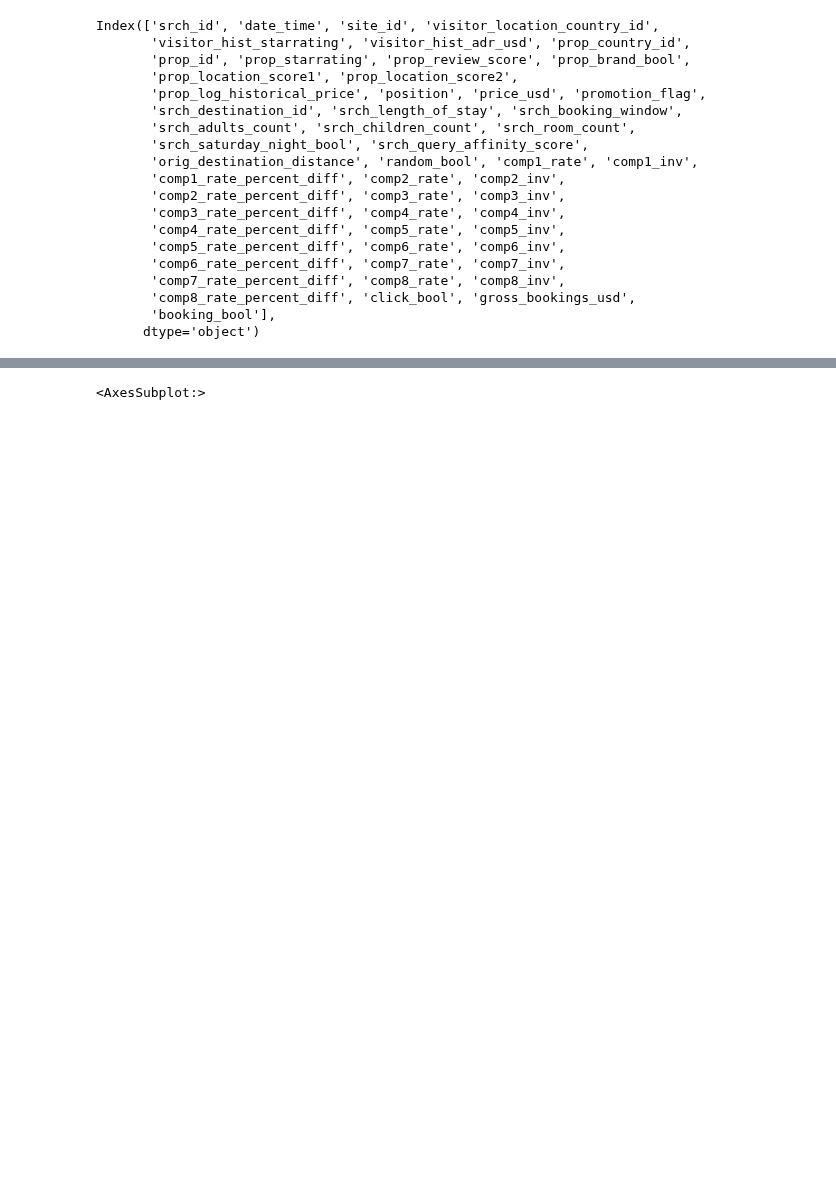
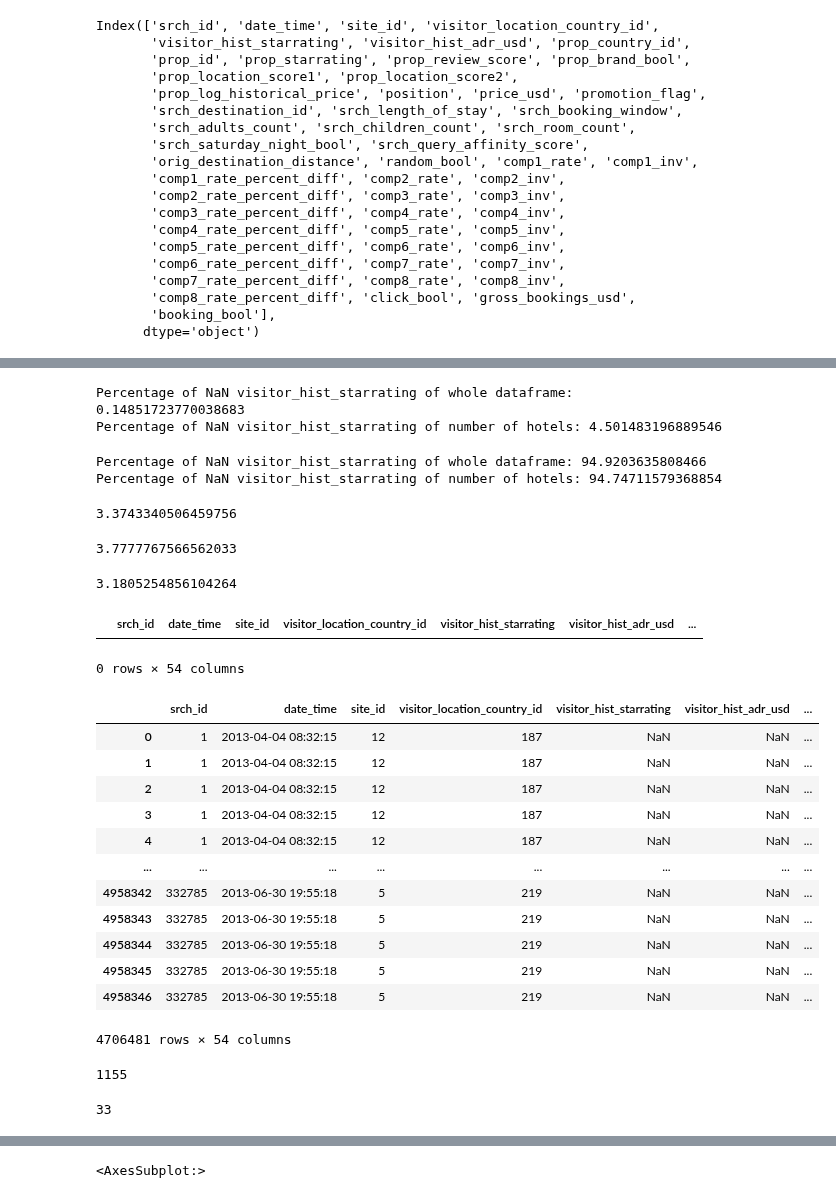
Before and after one commit to QST23/course_dmt, a Jupyter notebook: ass2/EDA_noah.ipynb, the cells around one changed output, grey strips where cells are left out. Drawn from its saved outputs; the diff is of its cells as text; code cells hidden in the pictures; blank space fills up the shorter version.

```diff
--- a/ass2/EDA_noah.ipynb
+++ b/ass2/EDA_noah.ipynb
@@ -111,0 +164,70 @@ dtype: int64
+# %%
+hist_starrating_nan = df['prop_review_score'].isna().sum()
+hist_starrating_unique_hotels = df[df['prop_review_score'].isna()]['prop_id'].nunique()
+
+percentage_starrating_totaldf = hist_starrating_nan/len(df)*100
+percentage_starrating_totalhotels = hist_starrating_unique_hotels/number_of_hotels*100
+
+print(f"Percentage of NaN visitor_hist_starrating of whole dataframe: {percentage_starrating_totaldf}")
+print(f"Percentage of NaN visitor_hist_starrating of number of hotels: {percentage_starrating_totalhotels}")
+# %% [output]
+Percentage of NaN visitor_hist_starrating of whole dataframe: 0.14851723770038683
+Percentage of NaN visitor_hist_starrating of number of hotels: 4.501483196889546
+# %%
+hist_starrating_unique_hotels = df[df['visitor_hist_starrating'].isna()]['srch_id'].nunique()
+number_of_search_id = df['srch_id'].nunique()
+
+percentage_starrating_totaldf = hist_starrating_nan/len(df)*100
+percentage_starrating_totalhotels = hist_starrating_unique_hotels/number_of_search_id*100
+
+print(f"Percentage of NaN visitor_hist_starrating of whole dataframe: {percentage_starrating_totaldf}")
+print(f"Percentage of NaN visitor_hist_starrating of number of hotels: {percentage_starrating_totalhotels}")
+# %% [output]
+Percentage of NaN visitor_hist_starrating of whole dataframe: 94.9203635808466
+Percentage of NaN visitor_hist_starrating of number of hotels: 94.74711579368854
+# %%
+df['visitor_hist_starrating'].mean()
+# %% [output]
+3.3743340506459756
+# %%
+df['prop_review_score'].mean()
+# %% [output]
+3.7777767566562033
+# %%
+df['prop_starrating'].mean()
+# %% [output]
+3.1805254856104264
+# %%
+visitor_df = df[df['visitor_hist_starrating'] == 0]
+visitor_df
+# %% [output]
+|  | srch_id | date_time | site_id | visitor_location_country_id | visitor_hist_starrating | visitor_hist_adr_usd | ... |
+0 rows × 54 columns
+# %%
+df[df['visitor_hist_starrating'].isna()]
+# %% [output]
+|  | srch_id | date_time | site_id | visitor_location_country_id | visitor_hist_starrating | visitor_hist_adr_usd | ... |
+| 0 | 1 | 2013-04-04 08:32:15 | 12 | 187 | NaN | NaN | ... |
+| 1 | 1 | 2013-04-04 08:32:15 | 12 | 187 | NaN | NaN | ... |
+| 2 | 1 | 2013-04-04 08:32:15 | 12 | 187 | NaN | NaN | ... |
+| 3 | 1 | 2013-04-04 08:32:15 | 12 | 187 | NaN | NaN | ... |
+| 4 | 1 | 2013-04-04 08:32:15 | 12 | 187 | NaN | NaN | ... |
+| ... | ... | ... | ... | ... | ... | ... | ... |
+| 4958342 | 332785 | 2013-06-30 19:55:18 | 5 | 219 | NaN | NaN | ... |
+| 4958343 | 332785 | 2013-06-30 19:55:18 | 5 | 219 | NaN | NaN | ... |
+| 4958344 | 332785 | 2013-06-30 19:55:18 | 5 | 219 | NaN | NaN | ... |
+| 4958345 | 332785 | 2013-06-30 19:55:18 | 5 | 219 | NaN | NaN | ... |
+| 4958346 | 332785 | 2013-06-30 19:55:18 | 5 | 219 | NaN | NaN | ... |
+4706481 rows × 54 columns
+# %%
+count = df[(df['visitor_hist_starrating'].isna()) & (~df['visitor_hist_adr_usd'].isna())].shape[0]
+
+print(count)
+# %% [output]
+1155
+# %%
+count = df[(df['visitor_hist_adr_usd'].isna()) & (~df['visitor_hist_starrating'].isna())].shape[0]
+
+print(count)
+# %% [output]
+33
```
Also changed, not shown: parts of 5 cells of this notebook.
